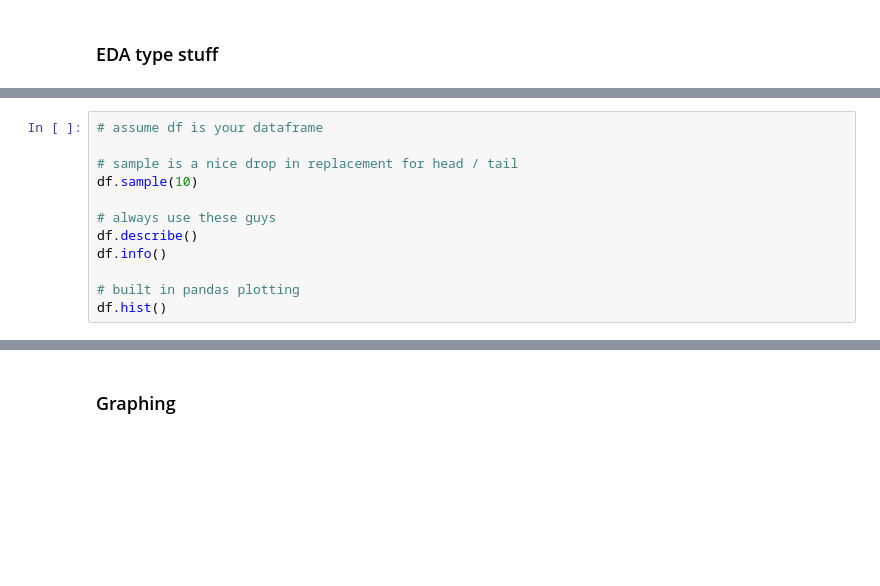
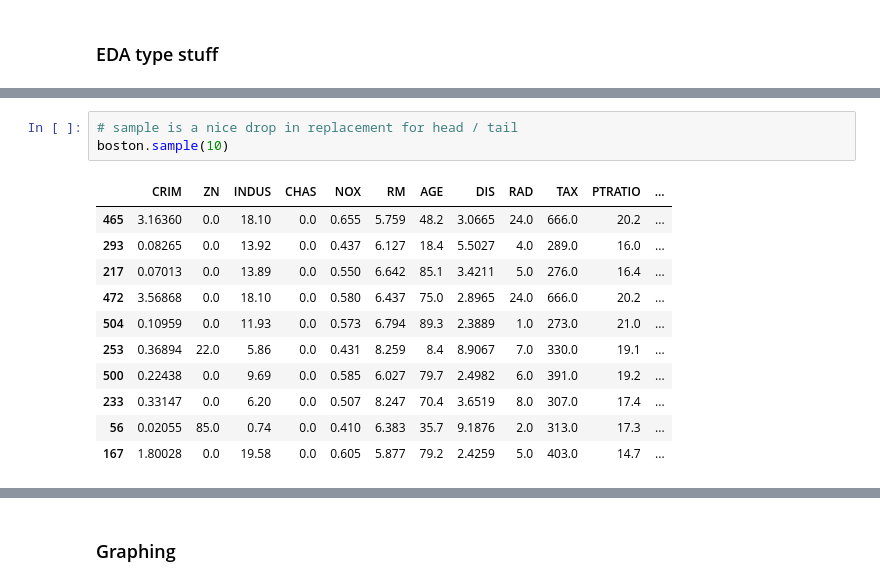
Before and after one commit to pmdaly/Take-Home-Resources, a Jupyter notebook: Resources.ipynb, the cells around one changed output, grey strips where cells are left out. Drawn from its saved outputs; the diff is of its cells as text; blank space fills up the shorter version.

```diff
--- a/Resources.ipynb
+++ b/Resources.ipynb
@@ -28,12 +41,15 @@ import matplotlib.pyplot as plt
 # %%
-# assume df is your dataframe
-
 # sample is a nice drop in replacement for head / tail
-df.sample(10)
-
-# always use these guys
-df.describe()
-df.info()
-
-# built in pandas plotting
-df.hist()
+boston.sample(10)
+# %% [output]
+|  | CRIM | ZN | INDUS | CHAS | NOX | RM | AGE | DIS | RAD | TAX | PTRATIO | ... |
+| 465 | 3.16360 | 0.0 | 18.10 | 0.0 | 0.655 | 5.759 | 48.2 | 3.0665 | 24.0 | 666.0 | 20.2 | ... |
+| 293 | 0.08265 | 0.0 | 13.92 | 0.0 | 0.437 | 6.127 | 18.4 | 5.5027 | 4.0 | 289.0 | 16.0 | ... |
+| 217 | 0.07013 | 0.0 | 13.89 | 0.0 | 0.550 | 6.642 | 85.1 | 3.4211 | 5.0 | 276.0 | 16.4 | ... |
+| 472 | 3.56868 | 0.0 | 18.10 | 0.0 | 0.580 | 6.437 | 75.0 | 2.8965 | 24.0 | 666.0 | 20.2 | ... |
+| 504 | 0.10959 | 0.0 | 11.93 | 0.0 | 0.573 | 6.794 | 89.3 | 2.3889 | 1.0 | 273.0 | 21.0 | ... |
+| 253 | 0.36894 | 22.0 | 5.86 | 0.0 | 0.431 | 8.259 | 8.4 | 8.9067 | 7.0 | 330.0 | 19.1 | ... |
+| 500 | 0.22438 | 0.0 | 9.69 | 0.0 | 0.585 | 6.027 | 79.7 | 2.4982 | 6.0 | 391.0 | 19.2 | ... |
+| 233 | 0.33147 | 0.0 | 6.20 | 0.0 | 0.507 | 8.247 | 70.4 | 3.6519 | 8.0 | 307.0 | 17.4 | ... |
+| 56 | 0.02055 | 85.0 | 0.74 | 0.0 | 0.410 | 6.383 | 35.7 | 9.1876 | 2.0 | 313.0 | 17.3 | ... |
+| 167 | 1.80028 | 0.0 | 19.58 | 0.0 | 0.605 | 5.877 | 79.2 | 2.4259 | 5.0 | 403.0 | 14.7 | ... |
```
Also changed, not shown: parts of 12 cells of this notebook.
